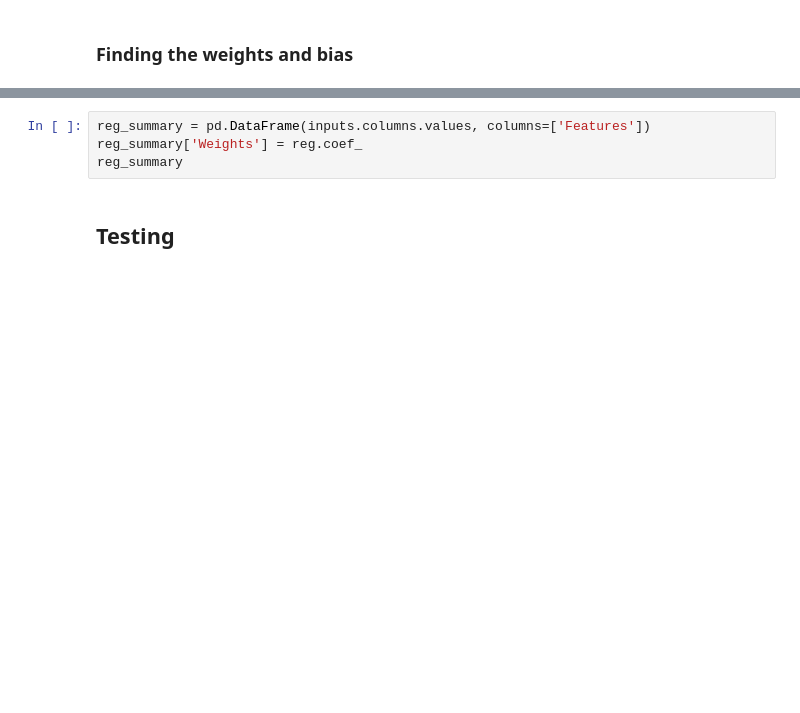
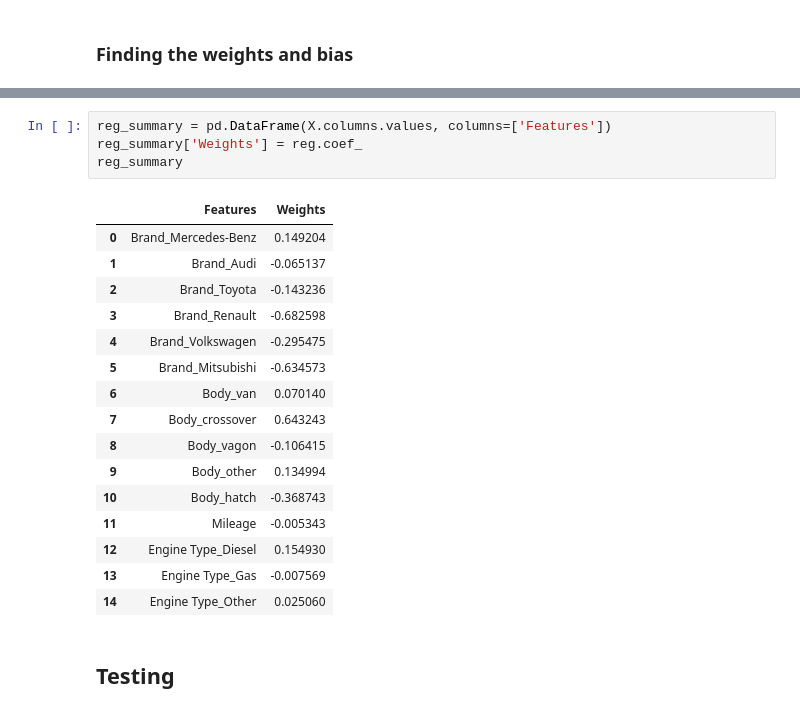
Before and after one commit to aldanajd/Data_Scientist, a Jupyter notebook: Machine Learning/Regression/Cars_price_estimator/Car_price_estimator.ipynb, the cells around one changed output, grey strips where cells are left out. Drawn from its saved outputs; the diff is of its cells as text; blank space fills up the shorter version.

```diff
--- a/Machine Learning/Regression/Cars_price_estimator/Car_price_estimator.ipynb
+++ b/Machine Learning/Regression/Cars_price_estimator/Car_price_estimator.ipynb
@@ -526,7 +548,24 @@ reg.coef_
 # %%
-reg_summary = pd.DataFrame(inputs.columns.values, columns=['Features'])
+reg_summary = pd.DataFrame(X.columns.values, columns=['Features'])
 reg_summary['Weights'] = reg.coef_
 reg_summary
+# %% [output]
+|  | Features | Weights |
+| 0 | Brand_Mercedes-Benz | 0.149204 |
+| 1 | Brand_Audi | -0.065137 |
+| 2 | Brand_Toyota | -0.143236 |
+| 3 | Brand_Renault | -0.682598 |
+| 4 | Brand_Volkswagen | -0.295475 |
+| 5 | Brand_Mitsubishi | -0.634573 |
+| 6 | Body_van | 0.070140 |
+| 7 | Body_crossover | 0.643243 |
+| 8 | Body_vagon | -0.106415 |
+| 9 | Body_other | 0.134994 |
+| 10 | Body_hatch | -0.368743 |
+| 11 | Mileage | -0.005343 |
+| 12 | Engine Type_Diesel | 0.154930 |
+| 13 | Engine Type_Gas | -0.007569 |
+| 14 | Engine Type_Other | 0.025060 |
 # %% [markdown]
 ## Testing
 # %%
```
Also changed, not shown: parts of 16 cells of this notebook.
